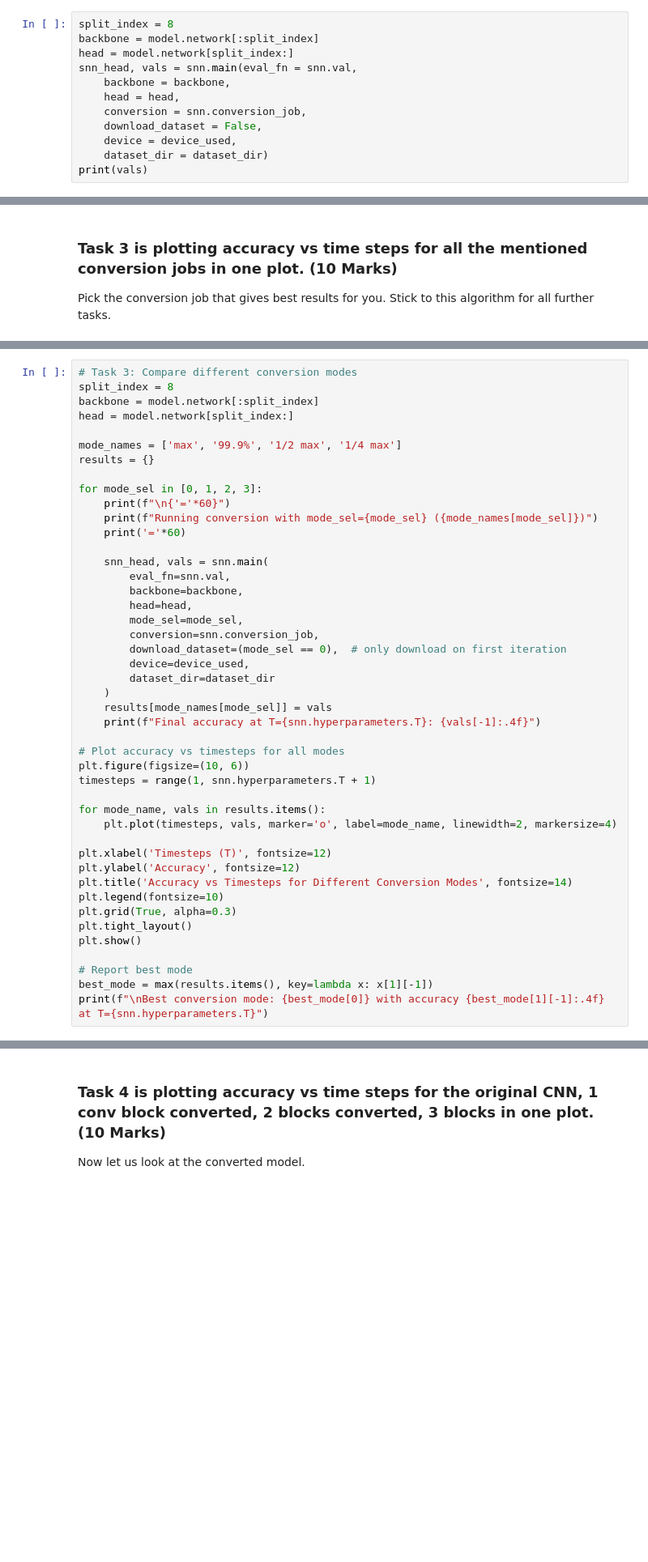
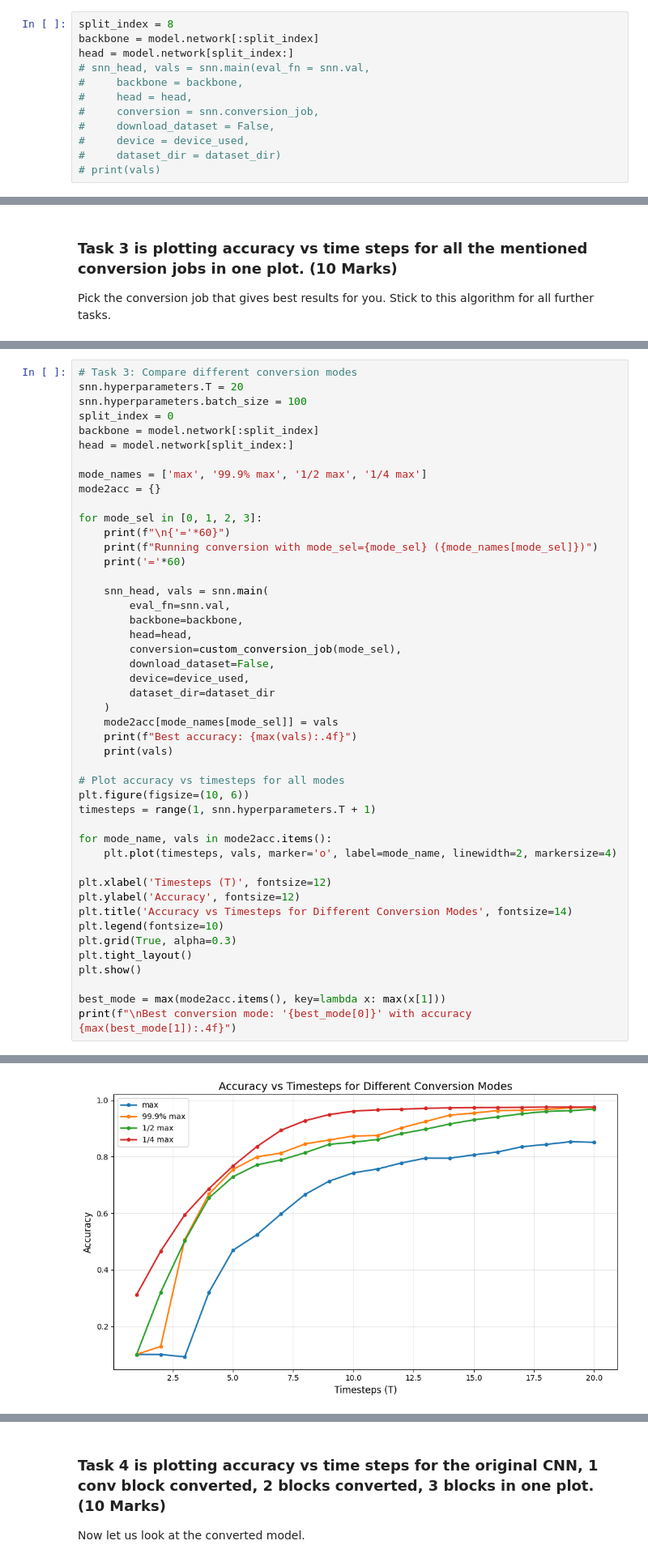
Before and after one commit to lazylettuce1/ANN2SNN-Conversion, a Jupyter notebook: EE23B141_CS6886A4.ipynb, the cells around one changed output, grey strips where cells are left out. Shown at 81% size. Saved outputs shown, nothing was run; the diff lists cells and outputs as text; blank space fills up the shorter version.

```diff
--- a/EE23B141_CS6886A4.ipynb
+++ b/EE23B141_CS6886A4.ipynb
@@ -113,14 +148,14 @@ for i, layer in enumerate(model.network):
 split_index = 8
 backbone = model.network[:split_index]
 head = model.network[split_index:]
-snn_head, vals = snn.main(eval_fn = snn.val,
-    backbone = backbone,
-    head = head,
-    conversion = snn.conversion_job,
-    download_dataset = False,
-    device = device_used,
-    dataset_dir = dataset_dir)
-print(vals)
+# snn_head, vals = snn.main(eval_fn = snn.val,
+#     backbone = backbone,
+#     head = head,
+#     conversion = snn.conversion_job,
+#     download_dataset = False,
+#     device = device_used,
+#     dataset_dir = dataset_dir)
+# print(vals)
 # %% [markdown]
 main() has returned the converted model head and also its accuracy for number of timesteps from 1 to T.
 # %% [markdown]
@@ -133,11 +204,13 @@ Pick the conversion job that gives best results for you. Stick to this algorithm
 # %%
 # Task 3: Compare different conversion modes
-split_index = 8
+snn.hyperparameters.T = 20
+snn.hyperparameters.batch_size = 100
+split_index = 0
 backbone = model.network[:split_index]
 head = model.network[split_index:]
 
-mode_names = ['max', '99.9%', '1/2 max', '1/4 max']
-results = {}
+mode_names = ['max', '99.9% max', '1/2 max', '1/4 max']
+mode2acc = {}
 
 for mode_sel in [0, 1, 2, 3]:
     print(f"\n{'='*60}")
@@ -148,20 +221,20 @@ for mode_sel in [0, 1, 2, 3]:
         eval_fn=snn.val,
         backbone=backbone,
         head=head,
-        mode_sel=mode_sel,
-        conversion=snn.conversion_job,
-        download_dataset=(mode_sel == 0),  # only download on first iteration
+        conversion=custom_conversion_job(mode_sel),
+        download_dataset=False,
         device=device_used,
         dataset_dir=dataset_dir
     )
-    results[mode_names[mode_sel]] = vals
-    print(f"Final accuracy at T={snn.hyperparameters.T}: {vals[-1]:.4f}")
+    mode2acc[mode_names[mode_sel]] = vals
+    print(f"Best accuracy: {max(vals):.4f}")
+    print(vals)
 
 # Plot accuracy vs timesteps for all modes
 plt.figure(figsize=(10, 6))
 timesteps = range(1, snn.hyperparameters.T + 1)
 
-for mode_name, vals in results.items():
+for mode_name, vals in mode2acc.items():
     plt.plot(timesteps, vals, marker='o', label=mode_name, linewidth=2, markersize=4)
 
 plt.xlabel('Timesteps (T)', fontsize=12)
@@ -172,6 +245,6 @@ plt.grid(True, alpha=0.3)
 plt.tight_layout()
 plt.show()
 
-# Report best mode
-best_mode = max(results.items(), key=lambda x: x[1][-1])
-print(f"\nBest conversion mode: {best_mode[0]} with accuracy {best_mode[1][-1]:.4f} at T={snn.hyperparameters.T}")
+best_mode = max(mode2acc.items(), key=lambda x: max(x[1]))
+print(f"\nBest conversion mode: '{best_mode[0]}' with accuracy {max(best_mode[1]):.4f}")
+# %% [output]
@@ -177,0 +290 @@ print(f"\nBest conversion mode: {best_mode[0]} with accuracy {best_mode[1][-1]:.
+[figure, added]
```
Also changed, not shown: parts of 27 cells of this notebook.
